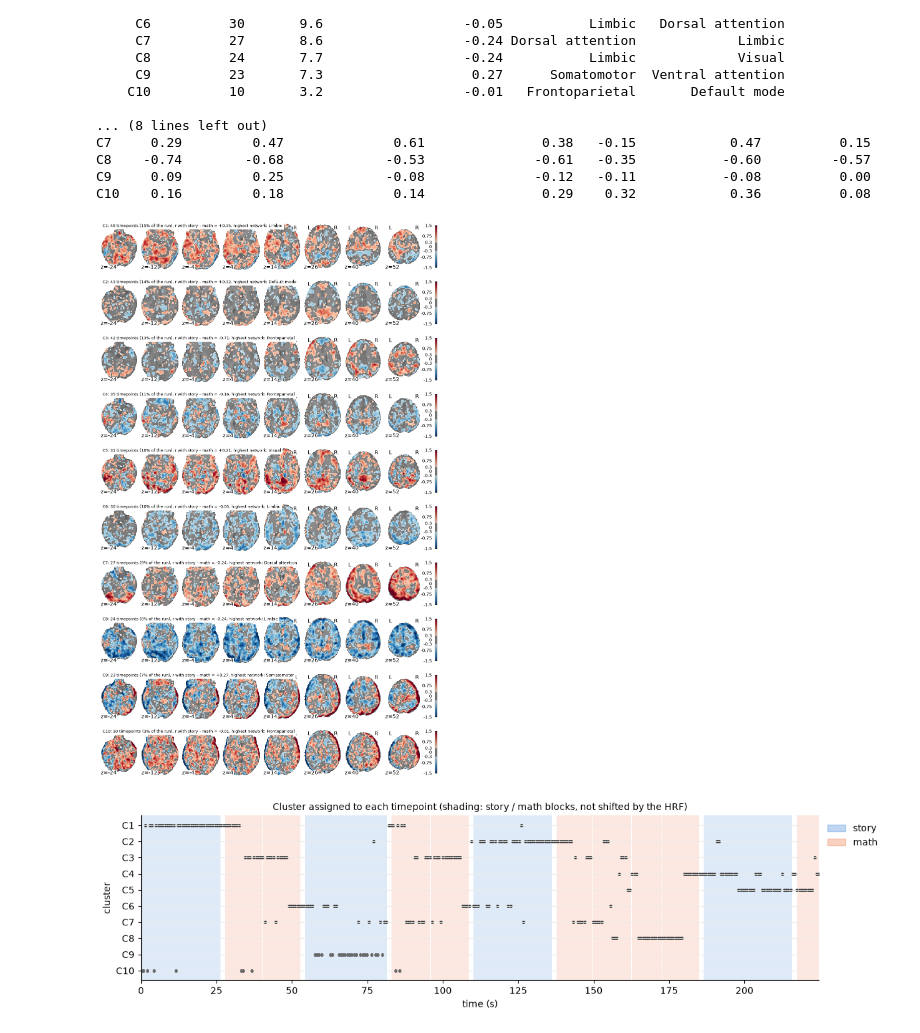
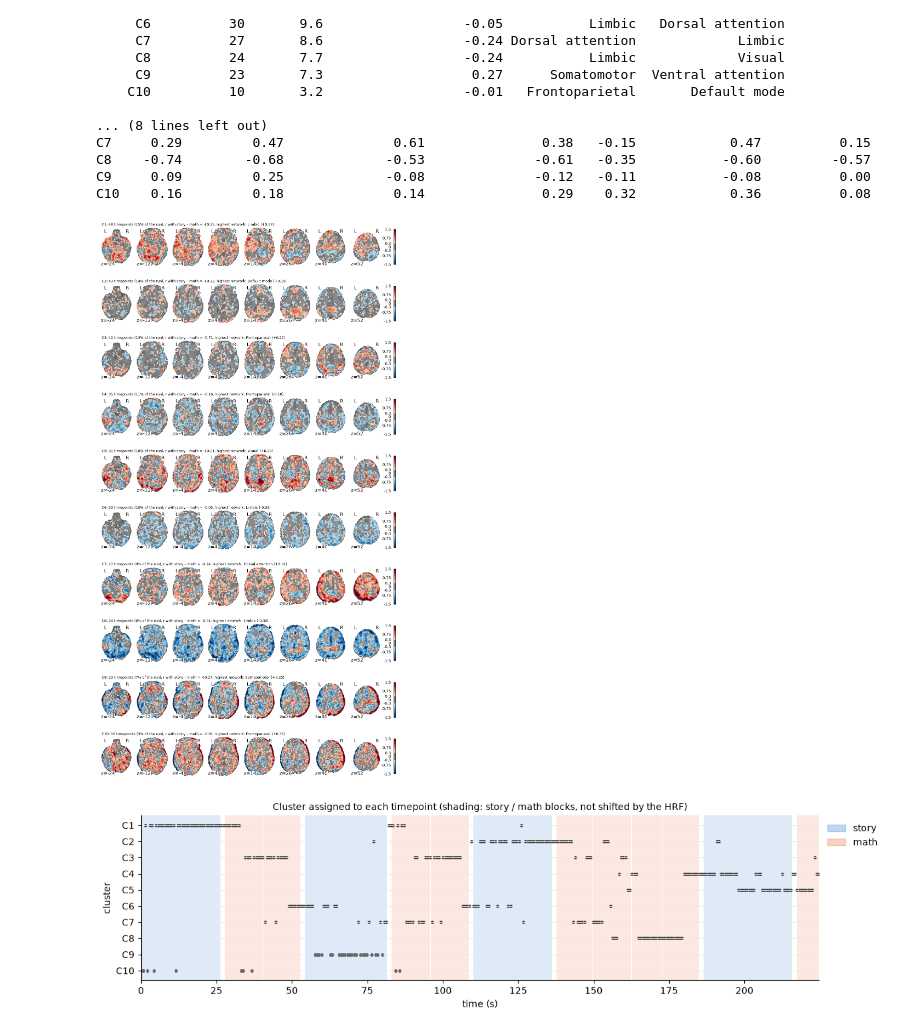
Before and after one commit to matt1234-cmd/NSSP-Mini-project-1, a Jupyter notebook: 03_kmeans.ipynb, the cells around one changed output. Cells and saved outputs as stored; diff of their text form; code cells hidden in the pictures.

Commit message:
Part 2 K-means: wording of the SVD step, comments on K and on the preprocessing check, titles of the centroid maps

```diff
--- a/03_kmeans.ipynb
+++ b/03_kmeans.ipynb
@@ -290,18 +291,19 @@ C10    0.16         0.18              0.14               0.29    0.32
 # %%
 Z_CUTS = [-24, -12, -4, 4, 14, 26, 40, 52]          # same axial slices as the GLM maps
 VMAX = 1.5
-fig, axs = plt.subplots(K, 1, figsize=(14, 2.3 * K))
+fig, axs = plt.subplots(K, 1, figsize=(14, 2.6 * K), gridspec_kw={"hspace": 0.45})
 for c, ax in enumerate(axs):
     display = plotting.plot_stat_map(image.index_img(centroid_img, c), bg_img=anat_mni, display_mode="z",
                                      cut_coords=Z_CUTS, axes=ax, threshold=0.3, vmax=VMAX, cmap="RdBu_r",
                                      black_bg=False, draw_cross=False)
     display.title(f"C{c + 1}: {sizes[c]} timepoints ({100 * sizes[c] / n_scans:.0f}% of the run), "
-                  f"r with story - math = {r_glm[c]:+.2f}, highest network: {summary['top network (+)'][c]}",
-                  size=9, color="black", bgcolor="white")
+                  f"r with story - math = {r_glm[c]:+.2f}, "
+                  f"highest network: {summary['top network (+)'][c]} ({net_means.iloc[c].max():+.2f})",
+                  y=1.12, size=9, color="black", bgcolor="white")  # above the slices, not over the L/R labels
 fig.savefig(op.join(fig_dir, "8b_centroid_maps.png"), dpi=FIG_DPI, bbox_inches="tight")
 plt.show()
 # %% [output]
-[figure, old version]
+[figure, new version]
 # %%
 # Figure: cluster of each timepoint over the run, with the story and math blocks
 STORY_COLOR, MATH_COLOR = "#2a78d6", "#eb6834"
```
Also changed, not shown: parts of 2 cells of this notebook.
